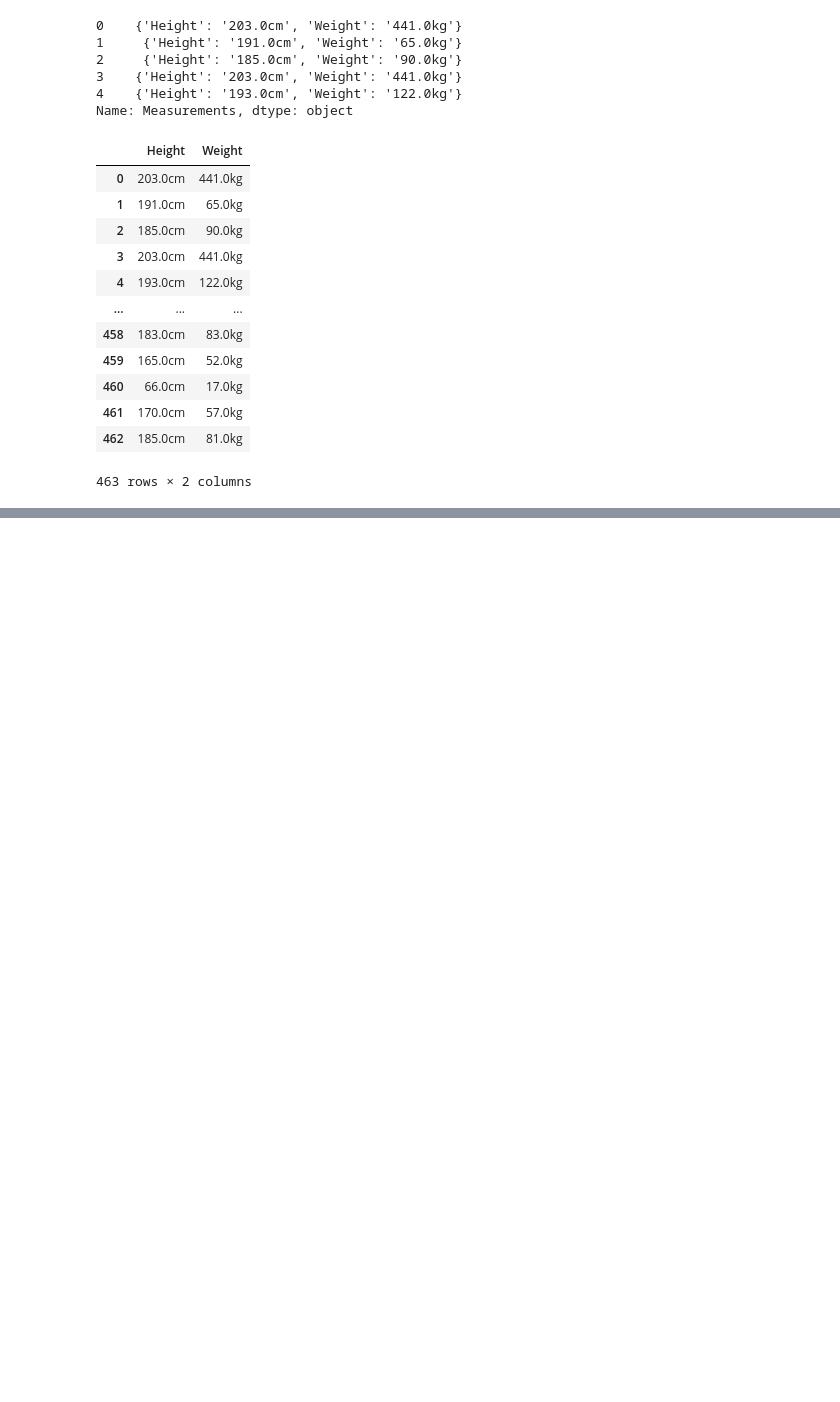
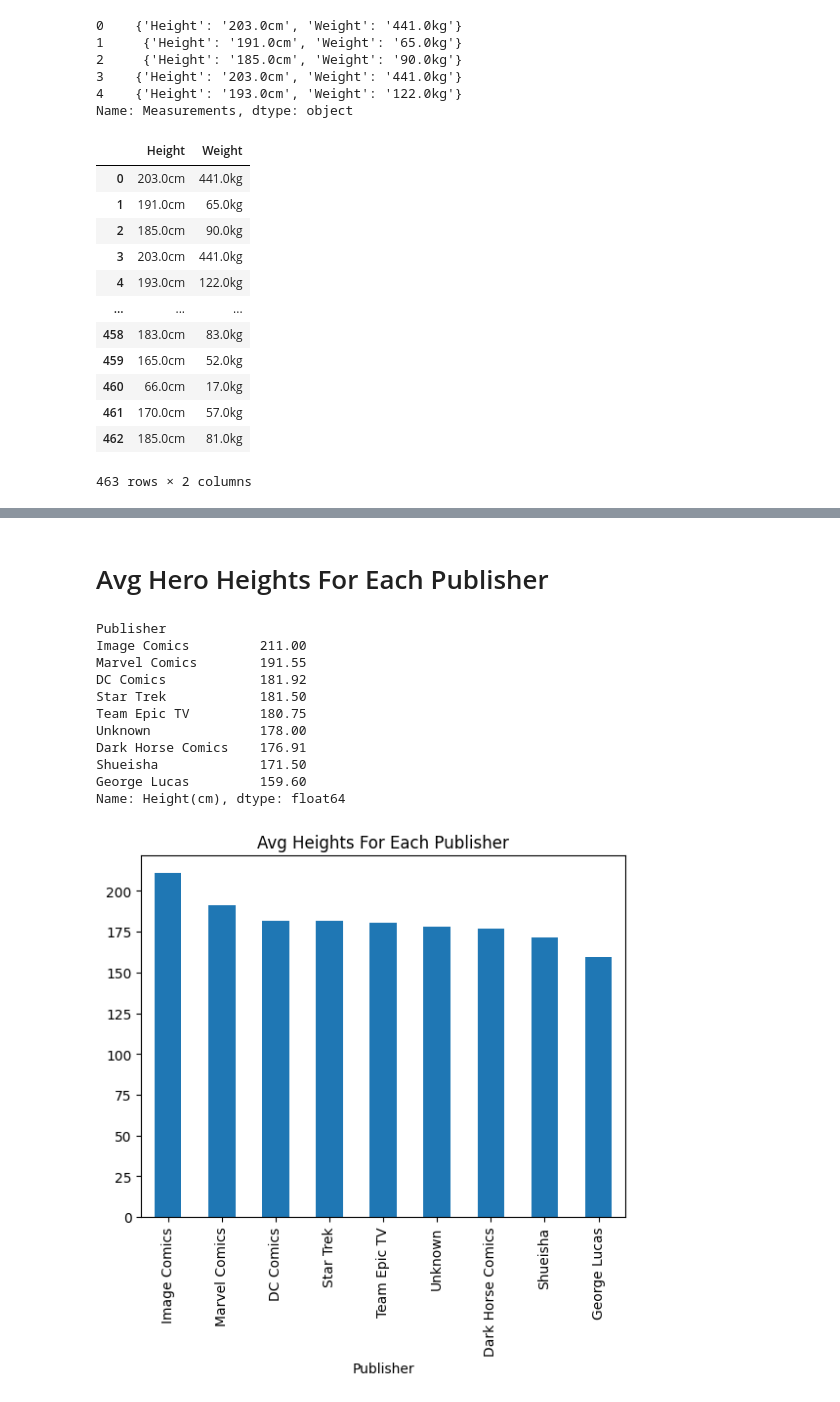
Before and after one commit to SeanRommes/Applying-Advanced-Transformations, a Jupyter notebook: Super Heroes.ipynb, the cells around one changed output, grey strips where cells are left out. Cells and saved outputs as stored; diff of their text form; code cells hidden in the pictures; blank space fills up the shorter version.

```diff
--- a/Super Heroes.ipynb
+++ b/Super Heroes.ipynb
@@ -481,0 +580,20 @@ info_df.head(2)
+# %% [markdown]
+# Avg Hero Heights For Each Publisher
+# %%
+publisher_heights = merged.groupby(['Publisher'])['Height(cm)'].mean().sort_values(ascending =False).\
+plot(kind='bar',title= 'Avg Heights For Each Publisher');
+publisher_heights
+print(merged.groupby('Publisher')['Height(cm)'].mean().sort_values(ascending=False).round(2))
+# %% [output]
+Publisher
+Image Comics         211.00
+Marvel Comics        191.55
+DC Comics            181.92
+Star Trek            181.50
+Team Epic TV         180.75
+Unknown              178.00
+Dark Horse Comics    176.91
+Shueisha             171.50
+George Lucas         159.60
+Name: Height(cm), dtype: float64
+[figure, added]
```
Also changed, not shown: parts of 12 cells of this notebook.
